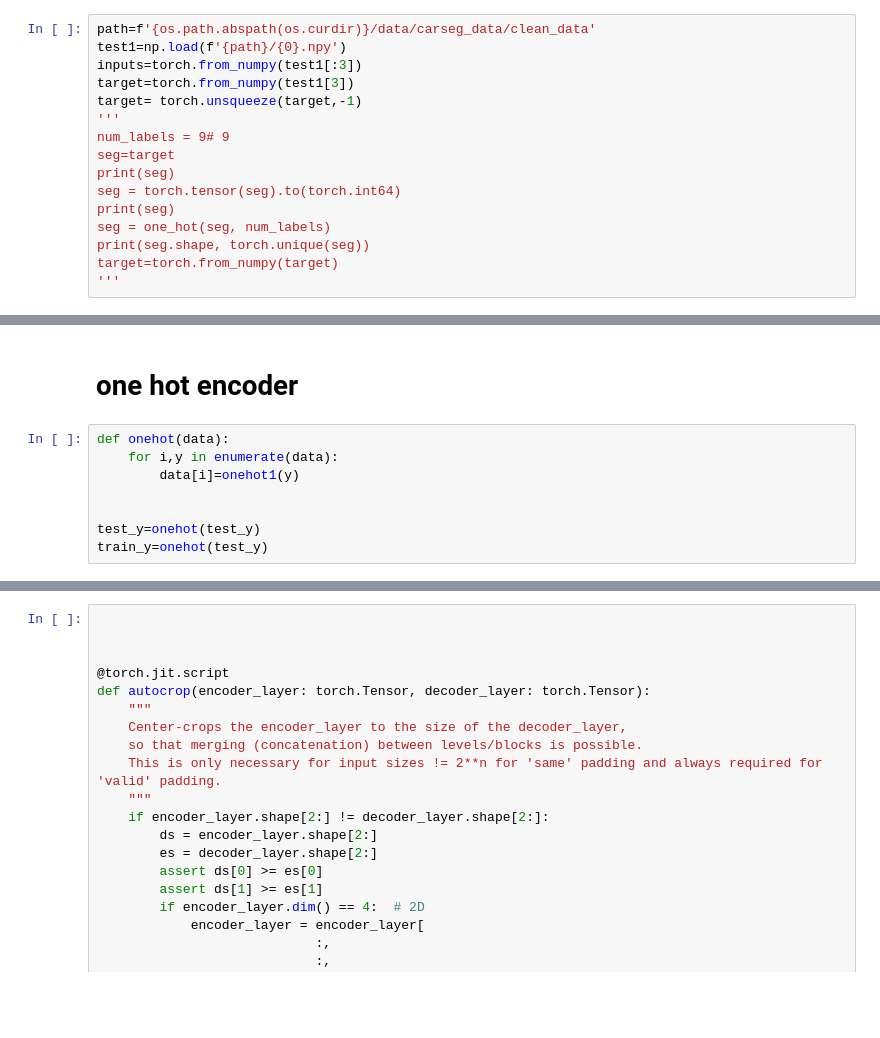
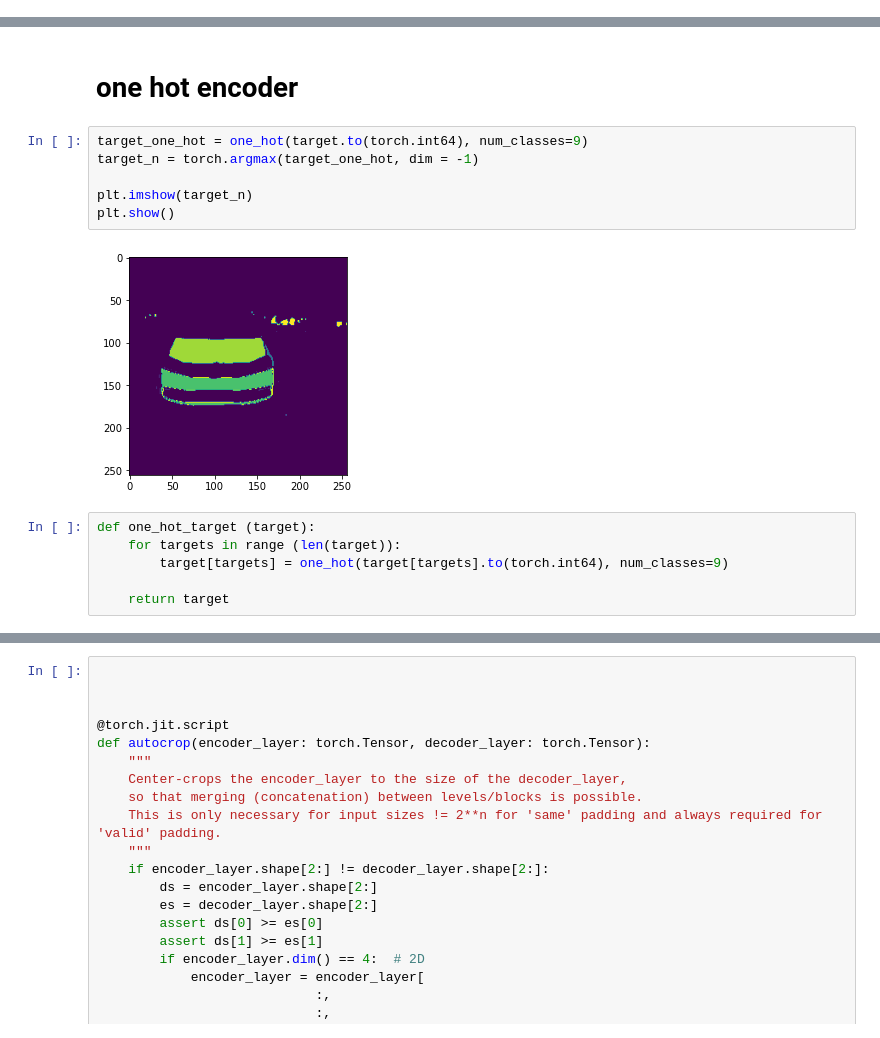
Before and after one commit to MikkelDitlevOlsen1/Deep-Learning, a Jupyter notebook: pytorch.ipynb, the cells around one changed output, grey strips where cells are left out. Cells and saved outputs as stored; diff of their text form; blank space fills up the shorter version.

Commit message:
one hot torch

```diff
--- a/pytorch.ipynb
+++ b/pytorch.ipynb
@@ -30,19 +30,3 @@ def load_data(test=False,Print=False,path=f'{os.path.abspath(os.curdir)}/data/ca
             if Print:
                 print(f'fil nr {n} mangeler')
     return [train_data_input,train_data_target]
-# %%
-path=f'{os.path.abspath(os.curdir)}/data/carseg_data/clean_data'
-test1=np.load(f'{path}/{0}.npy')
-inputs=torch.from_numpy(test1[:3])
-target=torch.from_numpy(test1[3])
-target= torch.unsqueeze(target,-1)
-'''
-num_labels = 9# 9
-seg=target
-print(seg)
-seg = torch.tensor(seg).to(torch.int64)
-print(seg)
-seg = one_hot(seg, num_labels)
-print(seg.shape, torch.unique(seg))
-target=torch.from_numpy(target)
-'''
@@ -102,11 +64,17 @@ target sahpe torch.Size([1, 256, 256])
 input shape torch.Size([3, 256, 256])
 # %% [markdown]
 # one hot encoder
-# %%
-def onehot(data):
-    for i,y in enumerate(data):
-        data[i]=onehot1(y)
-
-
-test_y=onehot(test_y)
-train_y=onehot(test_y)
+# %%
+target_one_hot = one_hot(target.to(torch.int64), num_classes=9)
+target_n = torch.argmax(target_one_hot, dim = -1)
+
+plt.imshow(target_n)
+plt.show()
+# %% [output]
+[figure, added]
+# %%
+def one_hot_target (target):
+    for targets in range (len(target)):
+        target[targets] = one_hot(target[targets].to(torch.int64), num_classes=9)
+
+    return target
```
Also changed, not shown: parts of 11 cells of this notebook.
